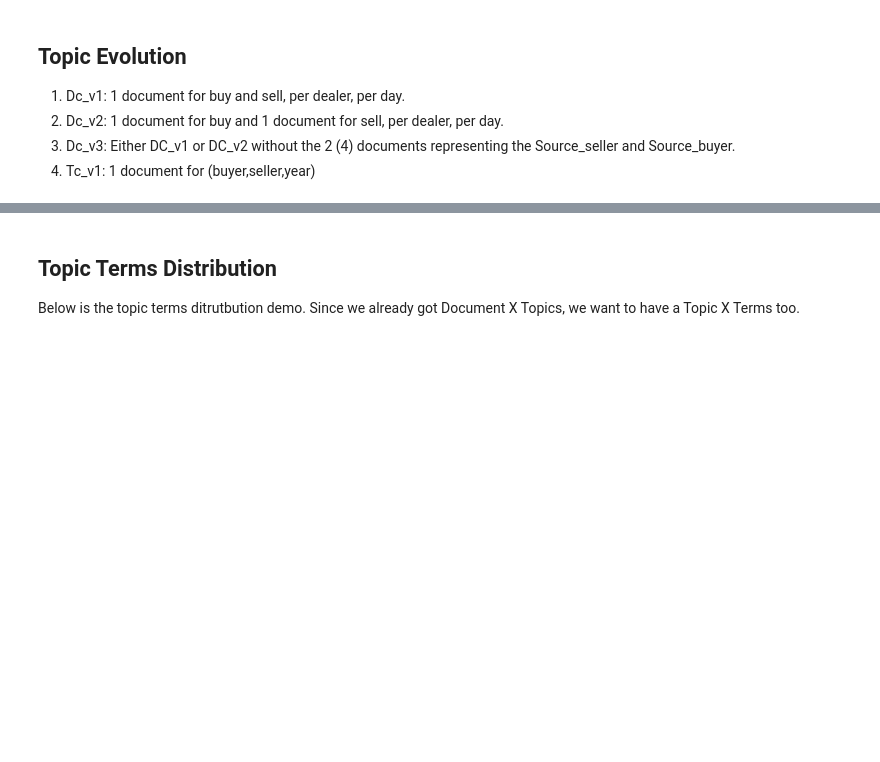
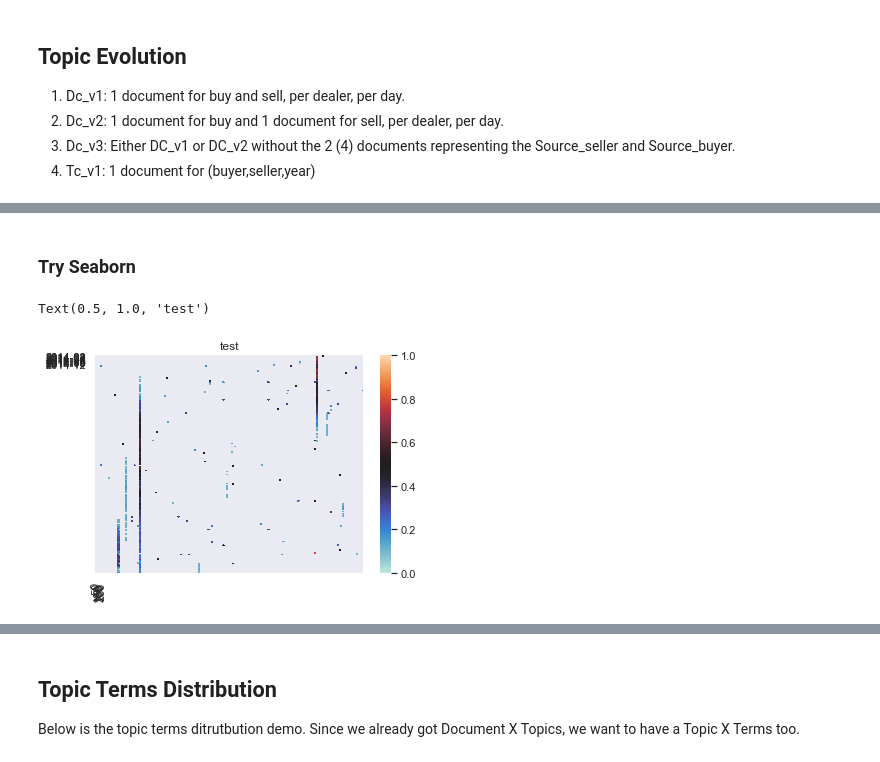
Before and after one commit to raymond180/FINRA_TRACE, a Jupyter notebook: TopicModeling/topic_modeling_gensimLDA_analysis.ipynb, the cells around one changed output, grey strips where cells are left out. Drawn from its saved outputs; the diff is of its cells as text; code cells hidden in the pictures; blank space fills up the shorter version.

Commit message:
topicXtime visualize

```diff
--- a/TopicModeling/topic_modeling_gensimLDA_analysis.ipynb
+++ b/TopicModeling/topic_modeling_gensimLDA_analysis.ipynb
@@ -64,4 +84,4 @@ def get_document_item(document,position):
 # %%
 get_document_item_vectorize = np.vectorize(get_document_item)
 # %%
-topic['dealer'] = get_document_item_vectorize(topic.index,0)
+topic['dealer'] = pd.Series(list(zip(get_document_item_vectorize(topic.index,0),get_document_item_vectorize(topic.index,1)))).values
@@ -78,0 +229,3 @@ topic.describe()
+# %%
+dealer_df_list = list(map(lambda x: get_dealer_by_ID(topic,x,"Dc_v1"),list(topic['dealer'].unique()[0:100])))
+len(dealer_df_list)
@@ -78,0 +290,24 @@ topic.describe()
+# %% [markdown]
+### Try Seaborn
+# %%
+sns.set()
+# %%
+month_list = list(OrderedDict.fromkeys(dealer_df_list[0][0].index.strftime('%Y-%m')))
+# %%
+ax = sns.heatmap(dealer_df_list[0][0],vmin=0,vmax=1,center=0.5,xticklabels=[0,50,100,150,200,250],yticklabels=month_list)
+
+num_x_ticks = 5
+# the index of the position of yticks
+xticks = np.linspace(0, len(dealer_df_list[0][0].columns) - 1, num_x_ticks, dtype=np.int)
+
+num_y_ticks = len(month_list)
+# the index of the position of yticks
+yticks = np.linspace(0, len(dealer_df_list[0][0].index) - 1, num_y_ticks, dtype=np.int)
+
+#ax.set_xticks(xticks)
+#ax.set_yticks(yticks)
+ax.set_autoscaley_on(True)
+ax.set_title('test')
+# %% [output]
+Text(0.5, 1.0, 'test')
+[figure, added]
```
Also changed, not shown: parts of 22 cells of this notebook, 6 other files.
